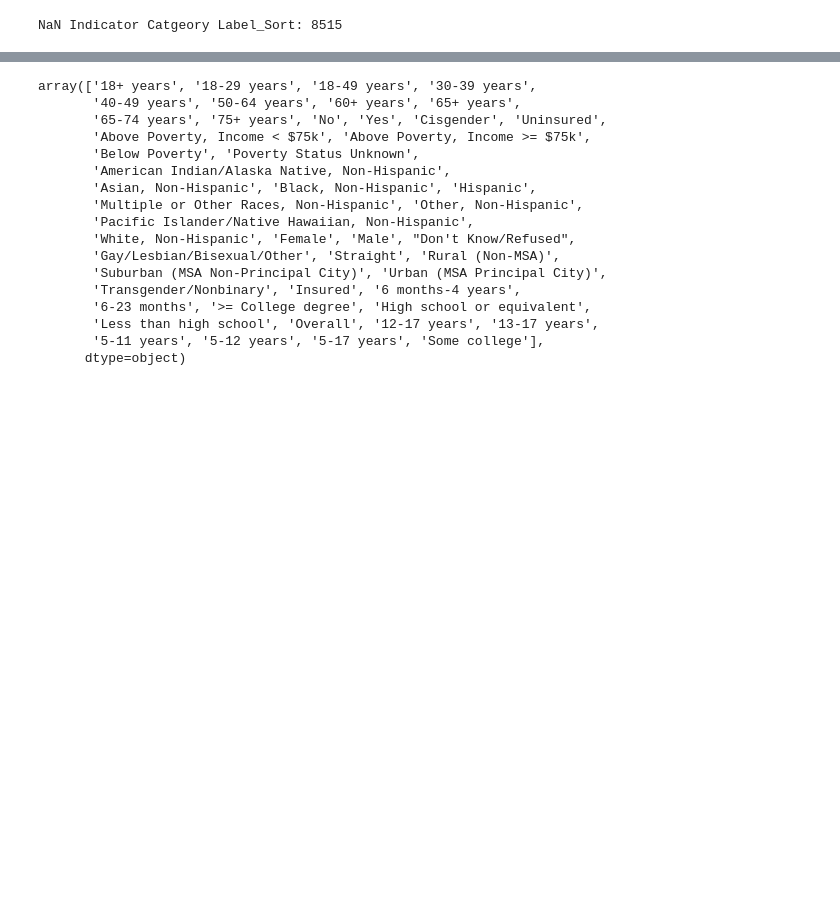
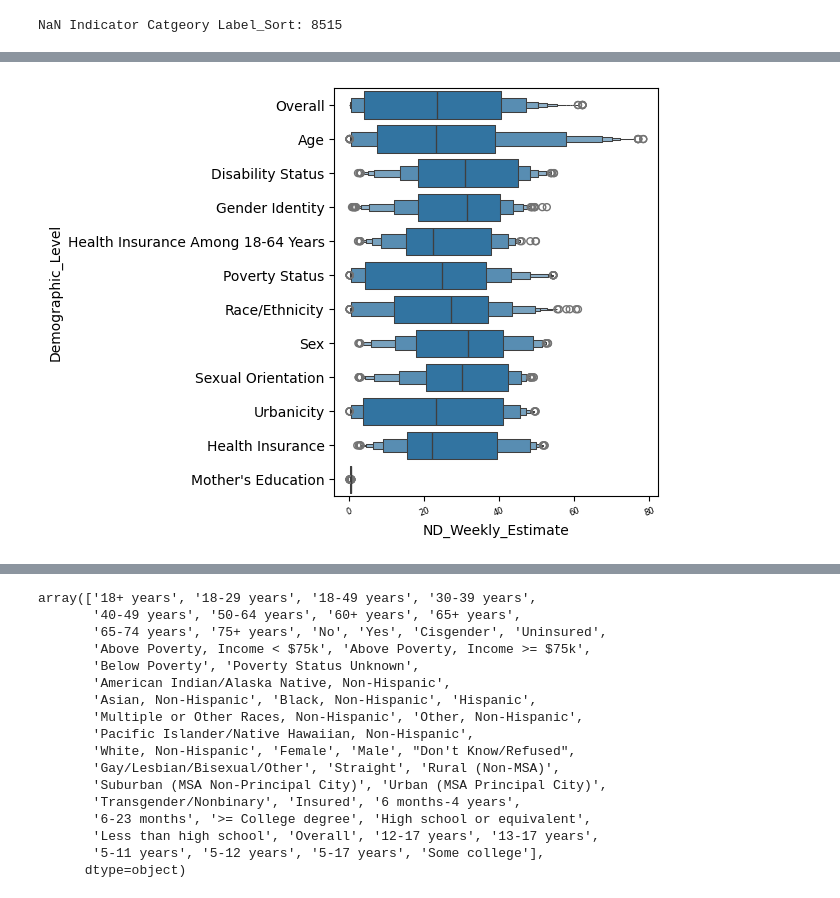
Before and after one commit to saba-sohail/Pfizer-Vaccination-Rates, a Jupyter notebook: test.ipynb, the cells around one changed output, grey strips where cells are left out. Saved outputs shown, nothing was run; the diff lists cells and outputs as text; code cells hidden in the pictures; blank space fills up the shorter version.

```diff
--- a/test.ipynb
+++ b/test.ipynb
@@ -170,0 +166,9 @@ print(corrs_sorted_1)
+# %%
+fig = plt.figure()
+ax = fig.add_subplot(111)
+sns.boxenplot(data=df, x='ND_Weekly_Estimate', y='Demographic_Level', ax=ax)
+plt.xticks(fontsize=6,rotation=20)
+plt.tight_layout()
+plt.show()
+# %% [output]
+[figure, added]
```
Also changed, not shown: parts of 33 cells of this notebook, 1 other file.
